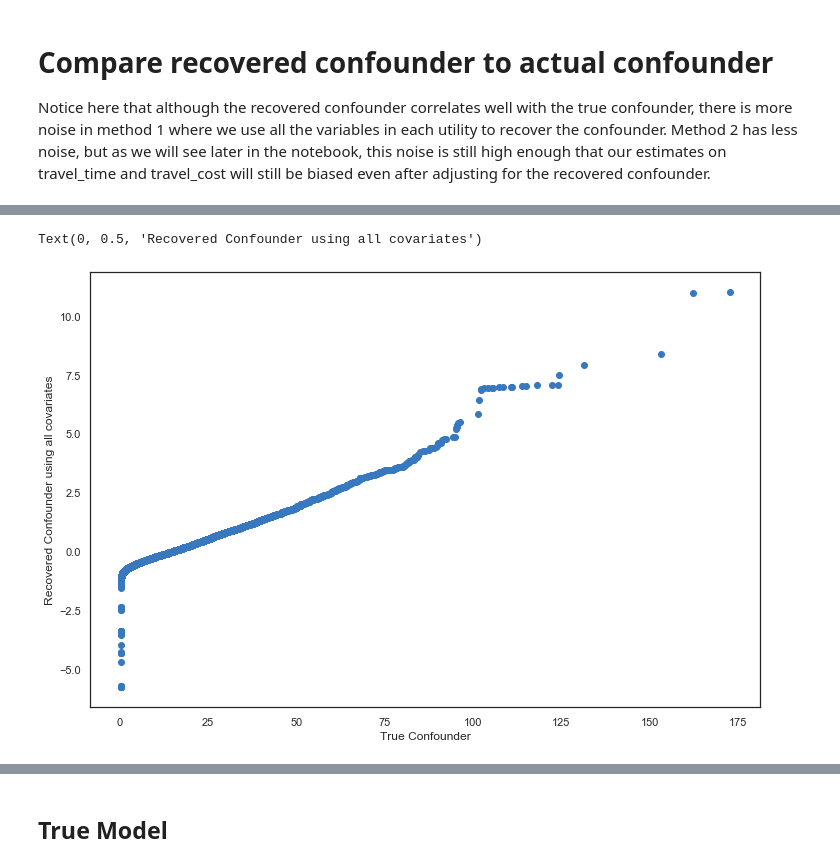
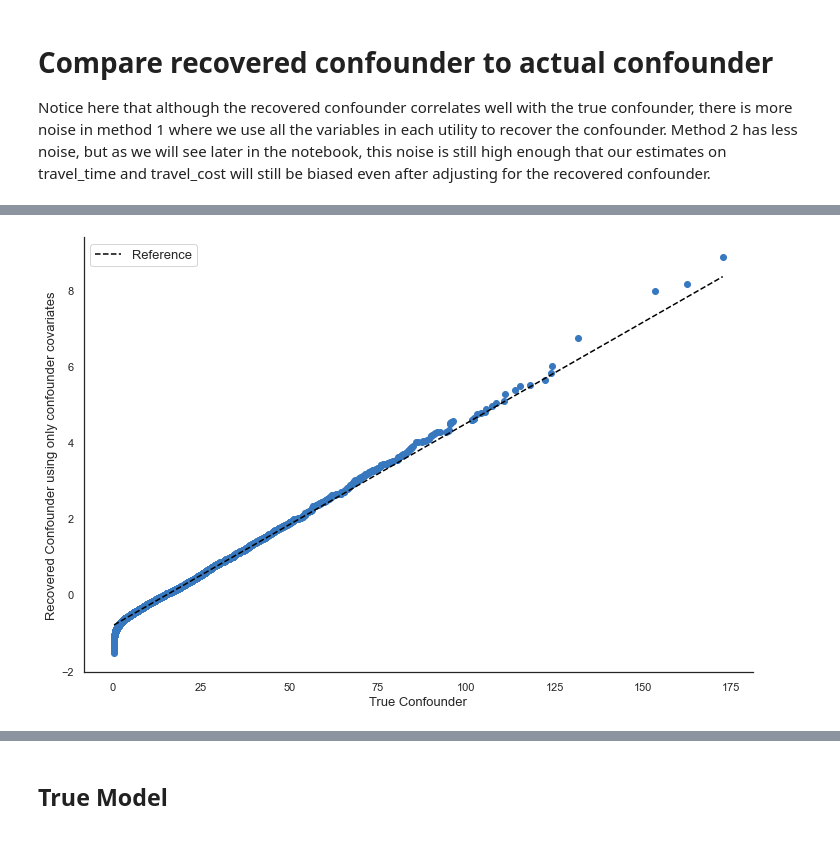
Before and after one commit to hassan-obeid/tr_b_causal_2020, a Jupyter notebook: notebooks/working/ho_deconfounder_on_sim_data.ipynb, the cells around one changed output, grey strips where cells are left out. Saved outputs shown, nothing was run; the diff lists cells and outputs as text; code cells hidden in the pictures.

```diff
--- a/notebooks/working/ho_deconfounder_on_sim_data.ipynb
+++ b/notebooks/working/ho_deconfounder_on_sim_data.ipynb
@@ -327,15 +367,19 @@ Standard Deviation:
 # %% [markdown]
 ## Adding confounders to original DF
 # %%
-data['recovered_confounder_model_2']=add_confounders_to_df(data,
-                                                           confounder_vectors=confounder_vectors,
-                                                           mode_ids = [1,2,3],
-                                                           suffix = '_method_2')
+data["recovered_confounder_model_2"] = util.add_confounders_to_df(
+    data,
+    confounder_vectors=confounder_vectors,
+    mode_ids=[1, 2, 3],
+    suffix="_method_2",
+)
 
-data['recovered_confounder_model_3']=add_confounders_to_df(data,
-                                                           confounder_vectors=confounder_vectors_2,
-                                                           mode_ids = [1,2,3],
-                                                           suffix = '_method_3')
+data["recovered_confounder_model_3"] = util.add_confounders_to_df(
+    data,
+    confounder_vectors=confounder_vectors_2,
+    mode_ids=[1, 2, 3],
+    suffix="_method_3",
+)
 # %% [markdown]
 # Compare recovered confounder to actual confounder
 
@@ -355,16 +460,30 @@ data_da.plot.scatter('total_travel_distance', 'recovered_confounder_model_3')
 # %%
 # save plots for handbook of choice modeling
 
-fig, ax = plt.subplots(figsize = (12, 8))
+fig, ax = plt.subplots(figsize=(12, 8))
 
-x= data_da['total_travel_distance'].to_list()
-y = data_da['recovered_confounder_model_2'].to_list()
+x = data_da["total_travel_distance"].to_list()
+y = data_da["recovered_confounder_model_3"].to_list()
 # Quantile-quantile plot
 ax.scatter(np.sort(x), np.sort(y))
-ax.set_xlabel('True Confounder')
-ax.set_ylabel('Recovered Confounder using all covariates')
-
-fig.save_fig('')
+ref_line_values = get_qq_ref_line(x, y)
+ax.plot(
+    ref_line_values.x,
+    ref_line_values.y,
+    color="black",
+    linestyle="dashed",
+    label="Reference",
+)
+ax.set_xlabel("True Confounder", fontsize=13)
+ax.set_ylabel(
+    "Recovered Confounder using only confounder covariates", fontsize=13
+)
+ax.legend(loc="best", fontsize=13)
+sbn.despine()
+fig.savefig(
+    str(pyprojroot.here("article/images/qq-plot-method-3.pdf")),
+    dpi=500,
+    bbox_inches="tight",
+)
 # %% [output]
-Text(0, 0.5, 'Recovered Confounder using all covariates')
-[figure, old version]
+[figure, new version]
```
Also changed, not shown: parts of 28 cells of this notebook, 19 other files.
